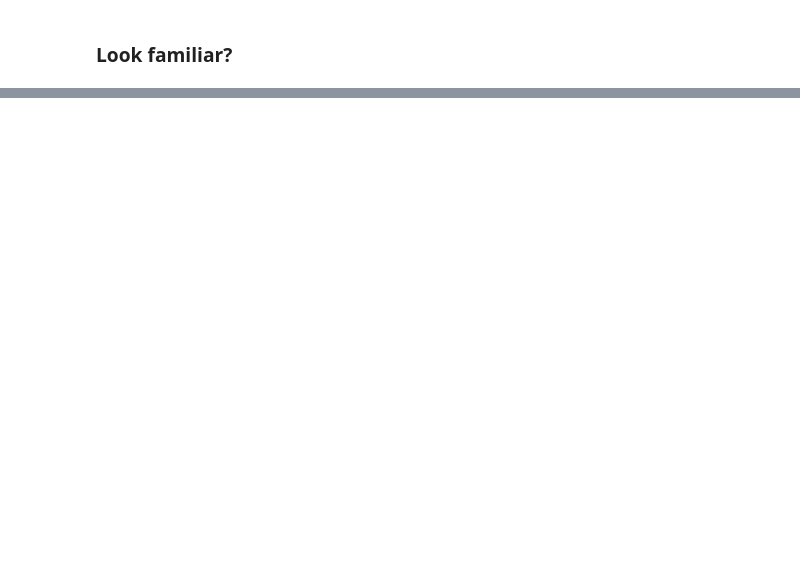
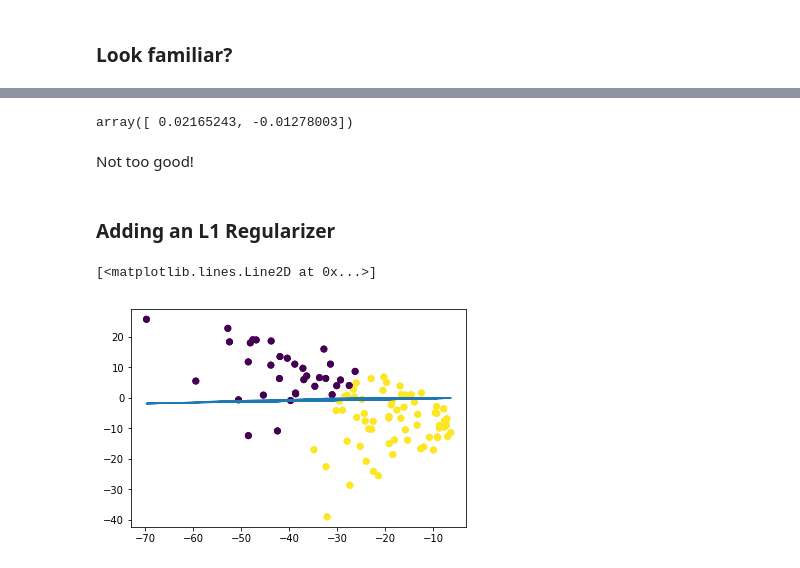
Before and after one commit to gettodaze/CS532-Final-Project, a Jupyter notebook: niks_code/CS 532 Activity.ipynb, the cells around one changed output, grey strips where cells are left out. Drawn from its saved outputs; the diff is of its cells as text; code cells hidden in the pictures; blank space fills up the shorter version.

```diff
--- a/niks_code/CS 532 Activity.ipynb
+++ b/niks_code/CS 532 Activity.ipynb
@@ -349,0 +279,2 @@ df_control_feature_set_standardized.head()
+# %%
+vec_filtered_data, labels = get_k_means_labels(df_feature_combined)
@@ -349,0 +289,27 @@ df_control_feature_set_standardized.head()
+# %%
+x = vec_filtered_data[:, 0]
+y = vec_filtered_data[:, 1]
+w, intercept = least_sqaures_linear_classifier(vec_filtered_data, labels)
+# %%
+w
+# %% [output]
+array([ 0.02165243, -0.01278003])
+# %% [markdown]
+Not too good!
+# %% [markdown]
+### Adding an L1 Regularizer
+# %%
+def least_sqaures_lasso_regularizer(vec_combined_features, vec_combined_labels):
+    lasso = Lasso(fit_intercept=True)
+    parameters = {'alpha': [1e-15,1e-10, 1e-2, 1, 5, 10, 20, 50, 100, 10000]}
+    lasso_regressor = GridSearchCV(lasso, parameters, scoring="neg_mean_absolute_error", cv=5)
+    lasso_regressor.fit(vec_combined_features, vec_combined_labels)
+    return lasso_regressor.best_estimator_.coef_, lasso_regressor.best_estimator_.intercept_
+# %%
+w_lasso, intercept_lasso = least_sqaures_lasso_regularizer(vec_filtered_data, labels)
+# %%
+plt.scatter(x, y, c=labels)
+plt.plot(x, dot(vec_filtered_data, w_lasso))
+# %% [output]
+[<matplotlib.lines.Line2D at 0x...>]
+[figure, added]
```
Also changed, not shown: parts of 43 cells of this notebook.
